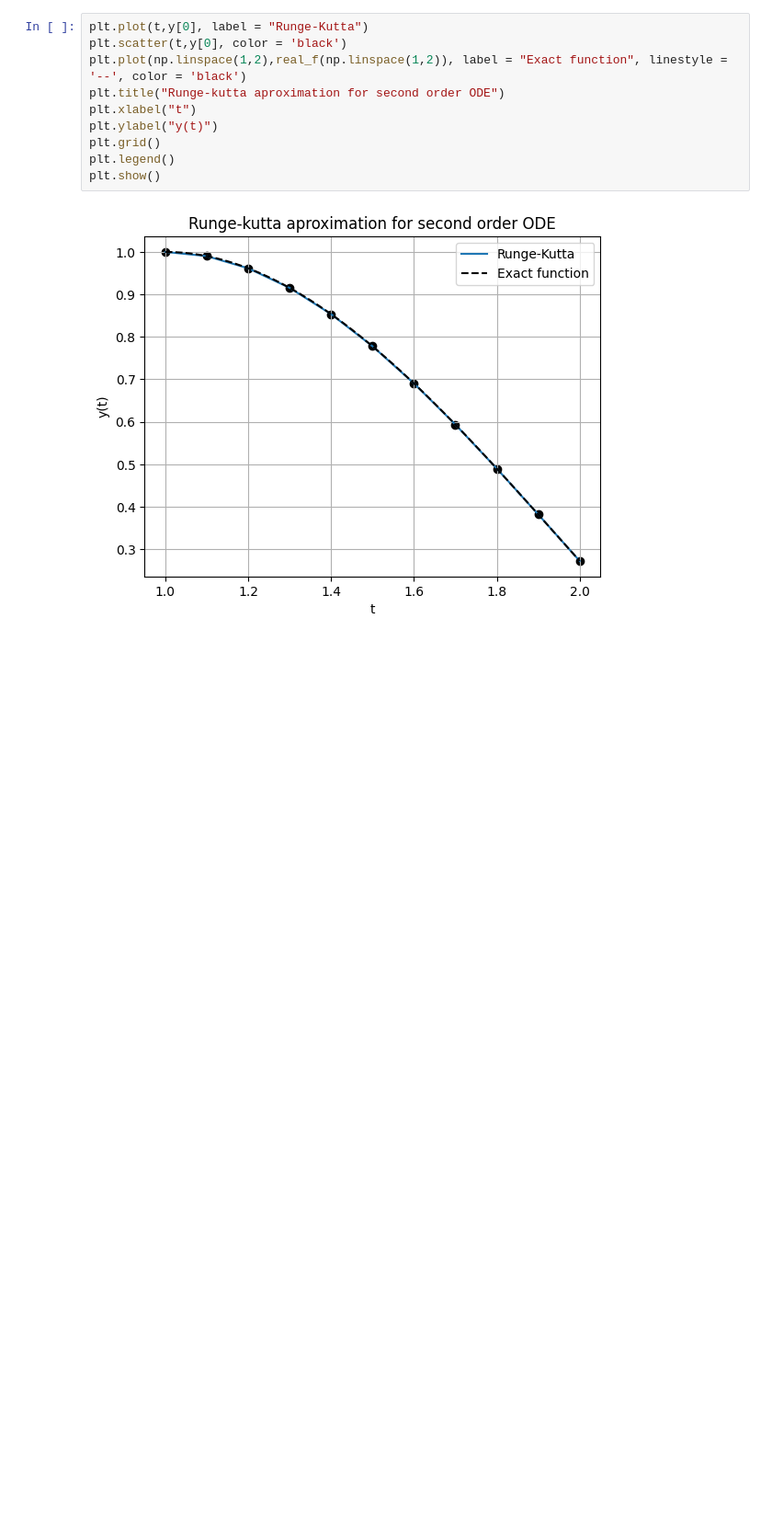
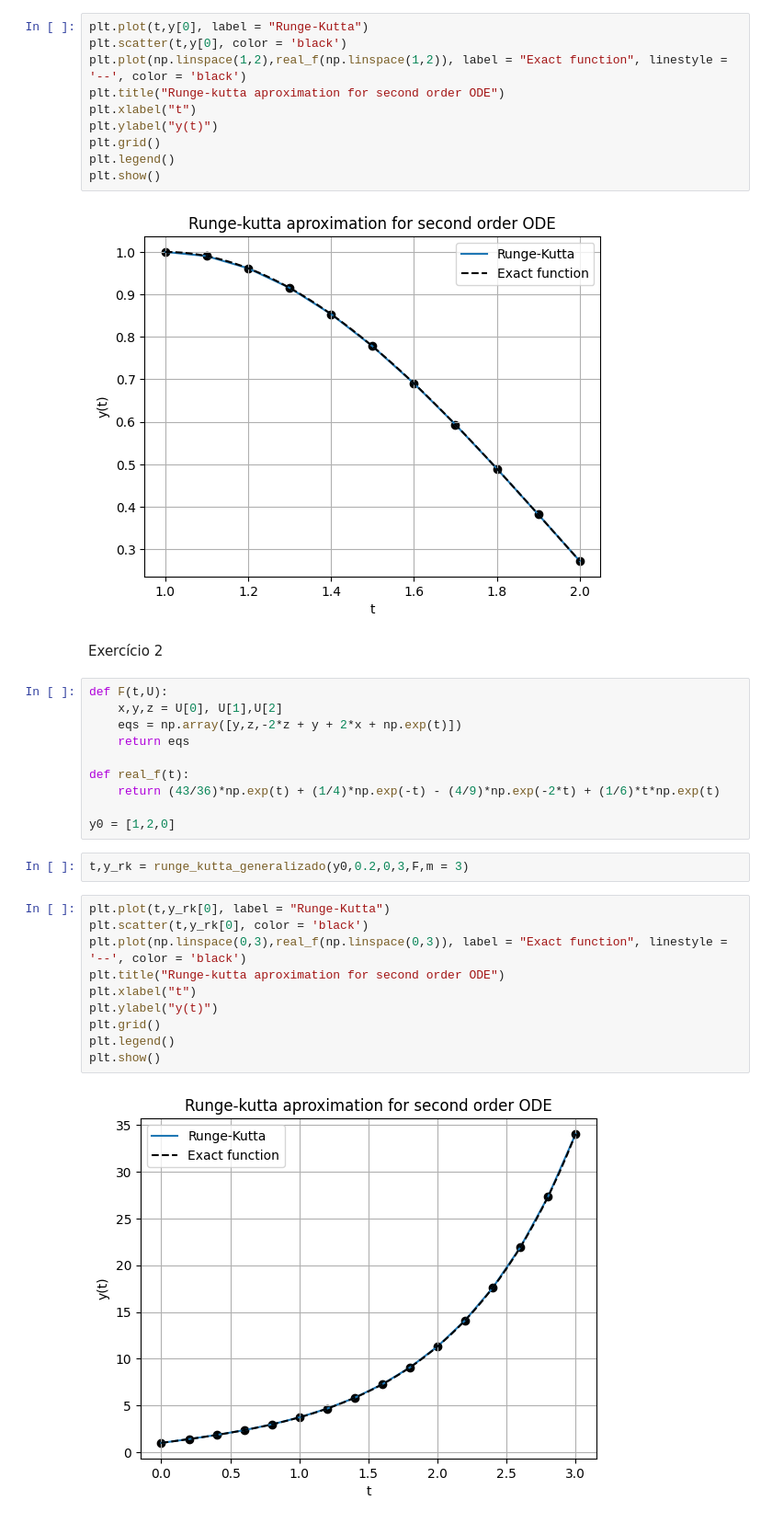
Before and after one commit to weldersalvador/Numerical-analysis-Python, a Jupyter notebook: Differential_Equations/ODEs_systems/systems.ipynb, the cells around one changed output. Shown at 92% size. Drawn from its saved outputs; the diff is of its cells as text; blank space fills up the shorter version.

```diff
--- a/Differential_Equations/ODEs_systems/systems.ipynb
+++ b/Differential_Equations/ODEs_systems/systems.ipynb
@@ -95,3 +95,29 @@ plt.legend()
 plt.show()
 # %% [output]
 [figure]
+# %% [markdown]
+Exercício 2
+# %%
+def F(t,U):
+    x,y,z = U[0], U[1],U[2]
+    eqs = np.array([y,z,-2*z + y + 2*x + np.exp(t)])
+    return eqs
+
+def real_f(t):
+    return (43/36)*np.exp(t) + (1/4)*np.exp(-t) - (4/9)*np.exp(-2*t) + (1/6)*t*np.exp(t)
+
+y0 = [1,2,0]
+# %%
+t,y_rk = runge_kutta_generalizado(y0,0.2,0,3,F,m = 3)
+# %%
+plt.plot(t,y_rk[0], label = "Runge-Kutta")
+plt.scatter(t,y_rk[0], color = 'black')
+plt.plot(np.linspace(0,3),real_f(np.linspace(0,3)), label = "Exact function", linestyle = '--', color = 'black')
+plt.title("Runge-kutta aproximation for second order ODE")
+plt.xlabel("t")
+plt.ylabel("y(t)")
+plt.grid()
+plt.legend()
+plt.show()
+# %% [output]
+[figure, added]
```
